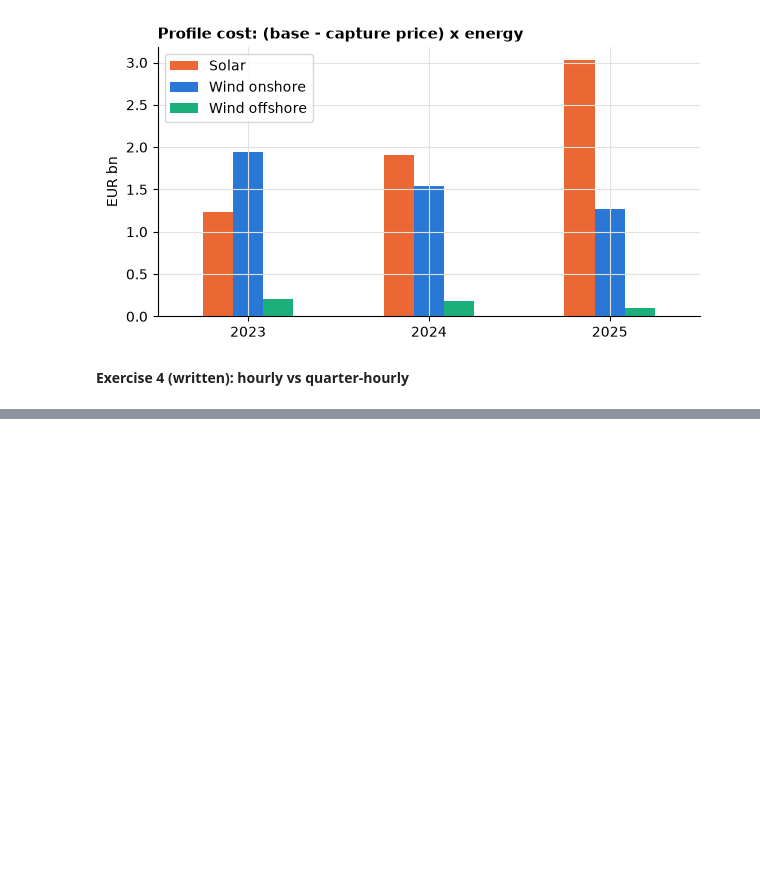
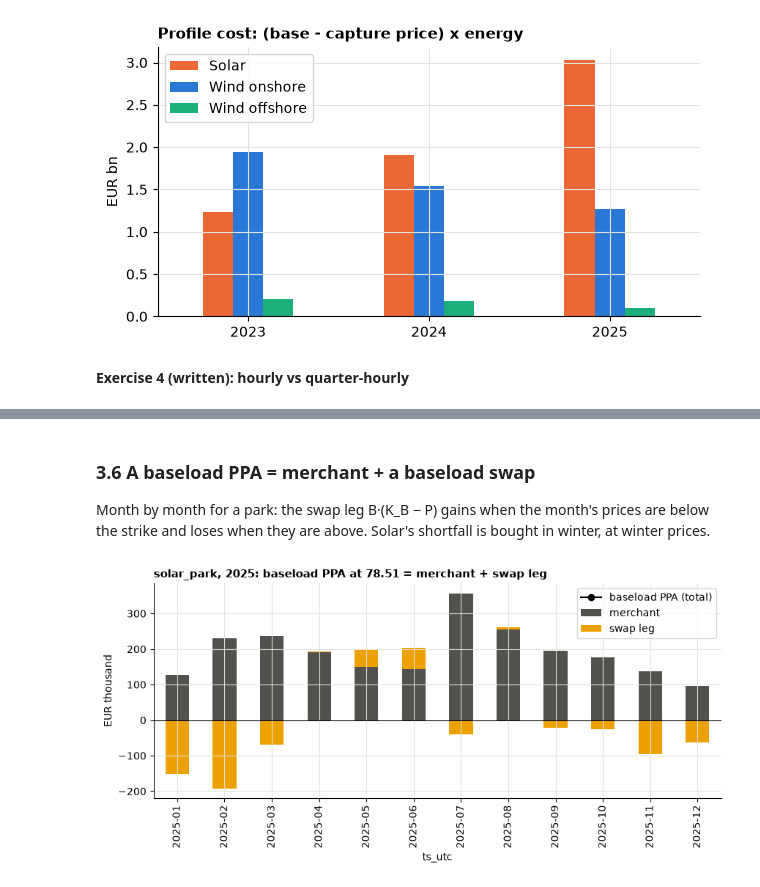
Before and after one commit to ankitpatel1661/ppa-lab, a Jupyter notebook: notebooks/ppa_lab_playground.ipynb, the cells around one changed output, grey strips where cells are left out. Cells and saved outputs as stored; diff of their text form; code cells hidden in the pictures; blank space fills up the shorter version.

```diff
--- a/notebooks/ppa_lab_playground.ipynb
+++ b/notebooks/ppa_lab_playground.ipynb
@@ -735,0 +811,15 @@ show_written_answer("day02_capture.py", "# Your answer:")
+# %%
+RATE = 0.06                # annual discount rate, from the start of each year
+
+rows = []
+p_grid = prices_on_grid(prices, power.index)
+for year in (2023, 2024, 2025):
+    mask = power_loc.index.year == year
+    p_y, d_y = p_grid[mask], discount_factors(power.index[mask], power.index[mask][0], RATE)
+    for tech, column in TECHNOLOGIES.items():
+        q_y = power[column][mask] * 0.25
+        rows.append({"year": year, "technology": LABELS[tech],
+                     "fair PaP": fair_pay_as_produced_price(p_y, q_y),
+                     f"fair PaP @{RATE:.0%}": fair_pay_as_produced_price(p_y, q_y, discount=d_y),
+                     "fair baseload": fair_baseload_price(p_y)})
+pd.DataFrame(rows).set_index(["year", "technology"]).round(2)
@@ -735,0 +923,19 @@ show_written_answer("day02_capture.py", "# Your answer:")
+# %% [markdown]
+### 3.6 A baseload PPA = merchant + a baseload swap
+Month by month for a park: the swap leg B·(K_B − P) gains when the month's prices are below the
+strike and loses when they are above. Solar's shortfall is bought in winter, at winter prices.
+# %%
+PARK = "solar_park"
+YEAR = 2025
+
+energy_park, cash_park, strikes_park, _ = results[PARK]
+c = cash_park[cash_park.index.tz_convert(TZ).year == YEAR]
+month_of = pd.PeriodIndex(c.index.tz_convert(TZ).tz_localize(None), freq="M")
+monthly_parts = pd.DataFrame({"merchant": c["merchant"], "swap leg": c["baseload"] - c["merchant"],
+                              "baseload PPA": c["baseload"]}).groupby(month_of).sum() / 1e3
+ax = monthly_parts[["merchant", "swap leg"]].plot.bar(stacked=True, color=["#52514e", "#eda100"], figsize=(10, 3.8))
+ax.plot(range(len(monthly_parts)), monthly_parts["baseload PPA"], color="black", marker="o", label="baseload PPA (total)")
+ax.axhline(0, color="black", linewidth=0.8); ax.legend(); ax.set_ylabel("EUR thousand")
+ax.set_title(f"{PARK}, {YEAR}: baseload PPA at {strikes_park.loc[YEAR, 'baseload_strike']:.2f} = merchant + swap leg");
+# %% [output]
+[figure, added]
```
Also changed, not shown: parts of 27 cells of this notebook, 31 other files.
